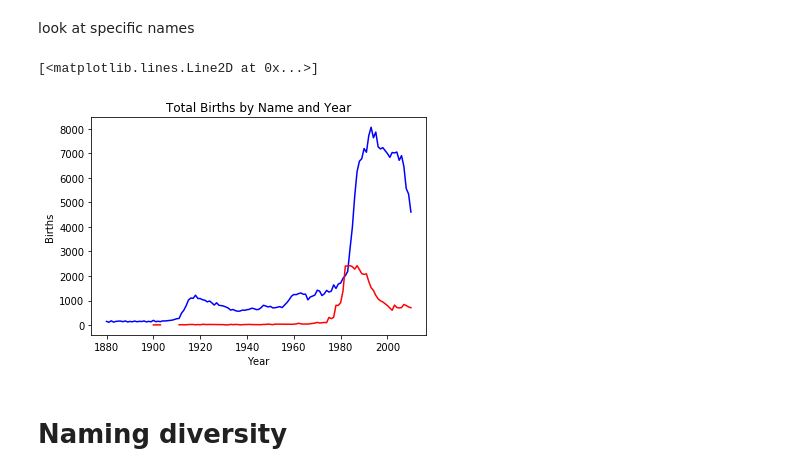
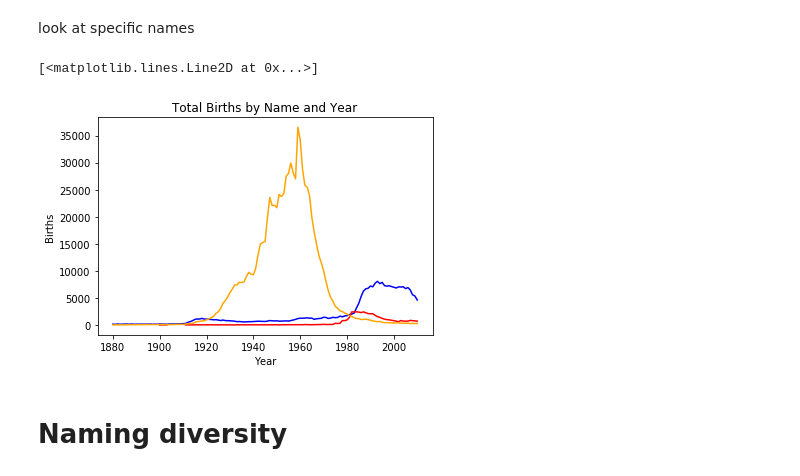
Before and after one commit to apadr007/child-names, a Jupyter notebook: Name analysis.ipynb, the cells around one changed output. Drawn from its saved outputs; the diff is of its cells as text; code cells hidden in the pictures.

```diff
--- a/Untitled.ipynb
+++ b/Name analysis.ipynb
@@ -249,13 +249,14 @@ look at specific names
 # %%
 plt.title('Total Births by Name and Year')
 plt.xlabel('Year')
 plt.ylabel('Births')
 
 plt.plot(total_births[['Alex']], c='blue')
 plt.plot(total_births[['Lacey']], c='red')
+plt.plot(total_births[['Donna']], c='orange')
 # %% [output]
 [<matplotlib.lines.Line2D at 0x...>]
-[figure, old version]
+[figure, new version]
 # %% [markdown]
 # Naming diversity
 # %% [markdown]
```
